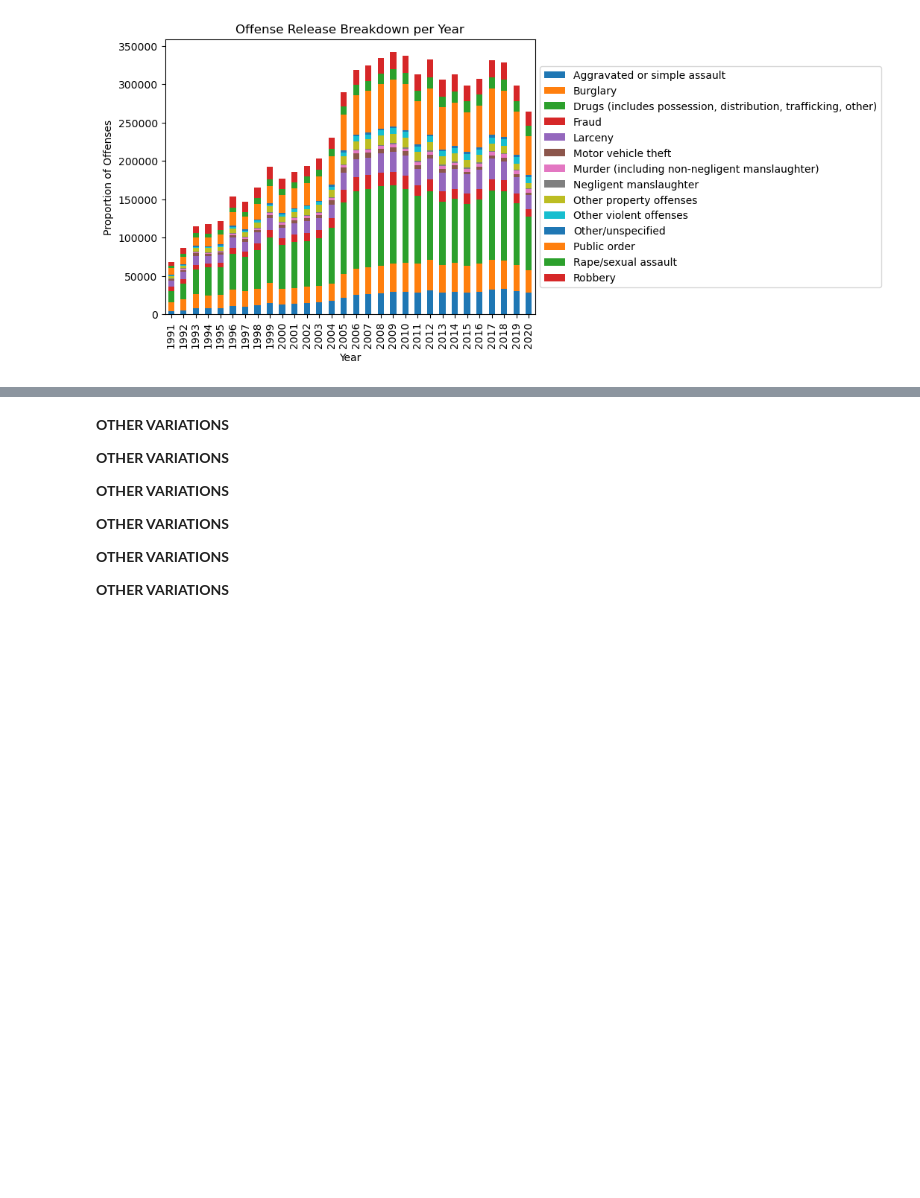
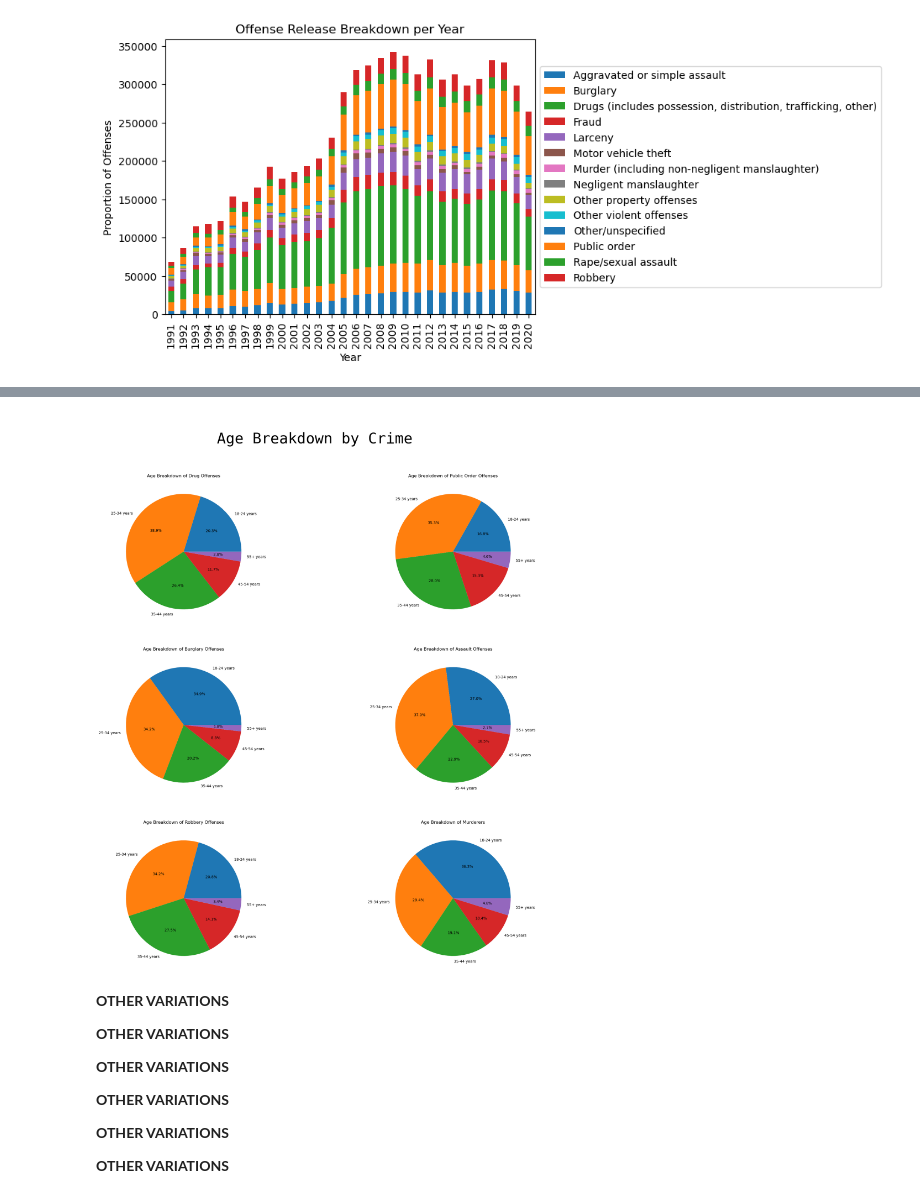
Before and after one commit to paritashahh/CorrectionalAnalysis, a Jupyter notebook: visualizations.ipynb, the cells around one changed output, grey strips where cells are left out. Drawn from its saved outputs; the diff is of its cells as text; code cells hidden in the pictures; blank space fills up the shorter version.

```diff
--- a/visualizations.ipynb
+++ b/visualizations.ipynb
@@ -486,3 +576,88 @@ plt.show()
+# %%
+font = {'fontname':'monospace'}
+
+
+# Mapping dictionaries
+offenseMapping = {
+    1: 'Murder (including non-negligent manslaughter)',
+    2: 'Negligent manslaughter',
+    3: 'Rape/sexual assault',
+    4: 'Robbery',
+    5: 'Aggravated or simple assault',
+    6: 'Other violent offenses',
+    7: 'Burglary',
+    8: 'Larceny',
+    9: 'Motor vehicle theft',
+    10: 'Fraud',
+    11: 'Other property offenses',
+    12: 'Drugs (includes possession, distribution, trafficking, other)',
+    13: 'Public order',
+    14: 'Other/unspecified'
+}
+
+ageMapping = {
+        1: '18-24 years',
+        2: '25-34 years',
+        3: '35-44 years',
+        4: '45-54 years',
+        5: '55+ years'
+    }
+
+# Map the offense and race values to their corresponding labels
+df['Offense'] = df['OFFDETAIL'].map(offenseMapping)
+df['Age'] = df['AGEADMIT'].map(ageMapping)
+
+
+plt.figure(figsize=(24,24))
+
+
+plt.subplot(3, 2, 1)
+offenseData = df[df['Offense'] == 'Drugs (includes possession, distribution, trafficking, other)']
+ageCounts = offenseData.groupby('Age').size()
+plt.pie(ageCounts.values, labels=ageCounts.index, autopct='%1.1f%%')
+plt.title('Age Breakdown of Drug Offenses')
+
+
+plt.subplot(3, 2, 2)
+offenseData = df[df['Offense'] == 'Public order']
+ageCounts = offenseData.groupby('Age').size()
+plt.pie(ageCounts.values, labels=ageCounts.index, autopct='%1.1f%%')
+plt.title('Age Breakdown of Public Order Offenses')
+
+
+plt.subplot(3, 2, 3)
+offenseData = df[df['Offense'] == 'Burglary']
+ageCounts = offenseData.groupby('Age').size()
+plt.pie(ageCounts.values, labels=ageCounts.index, autopct='%1.1f%%')
+plt.title('Age Breakdown of Burglary Offenses')
+
+
+plt.subplot(3, 2, 4)
+offenseData = df[df['Offense'] == 'Aggravated or simple assault']
+ageCounts = offenseData.groupby('Age').size()
+plt.pie(ageCounts.values, labels=ageCounts.index, autopct='%1.1f%%')
+plt.title('Age Breakdown of Assault Offenses')
+
+
+plt.subplot(3, 2, 5)
+offenseData = df[df['Offense'] == 'Larceny']
+ageCounts = offenseData.groupby('Age').size()
+plt.pie(ageCounts.values, labels=ageCounts.index, autopct='%1.1f%%')
+plt.title('Age Breakdown of Robbery Offenses')
+
+plt.subplot(3, 2, 6)
+offenseData = df[df['Offense'] == 'Murder (including non-negligent manslaughter)']
+ageCounts = offenseData.groupby('Age').size()
+plt.pie(ageCounts.values, labels=ageCounts.index, autopct='%1.1f%%')
+plt.title('Age Breakdown of Murderers')
+
+
+plt.suptitle('\n Age Breakdown by Crime', **font, fontsize=40)
+plt.savefig('Age-Crime Breakdown.png', bbox_inches='tight')
+
+plt.show()
+# %% [output]
+[figure, added]
 # %% [markdown]
 **OTHER VARIATIONS**
 
```
Also changed, not shown: parts of 3 cells of this notebook.
